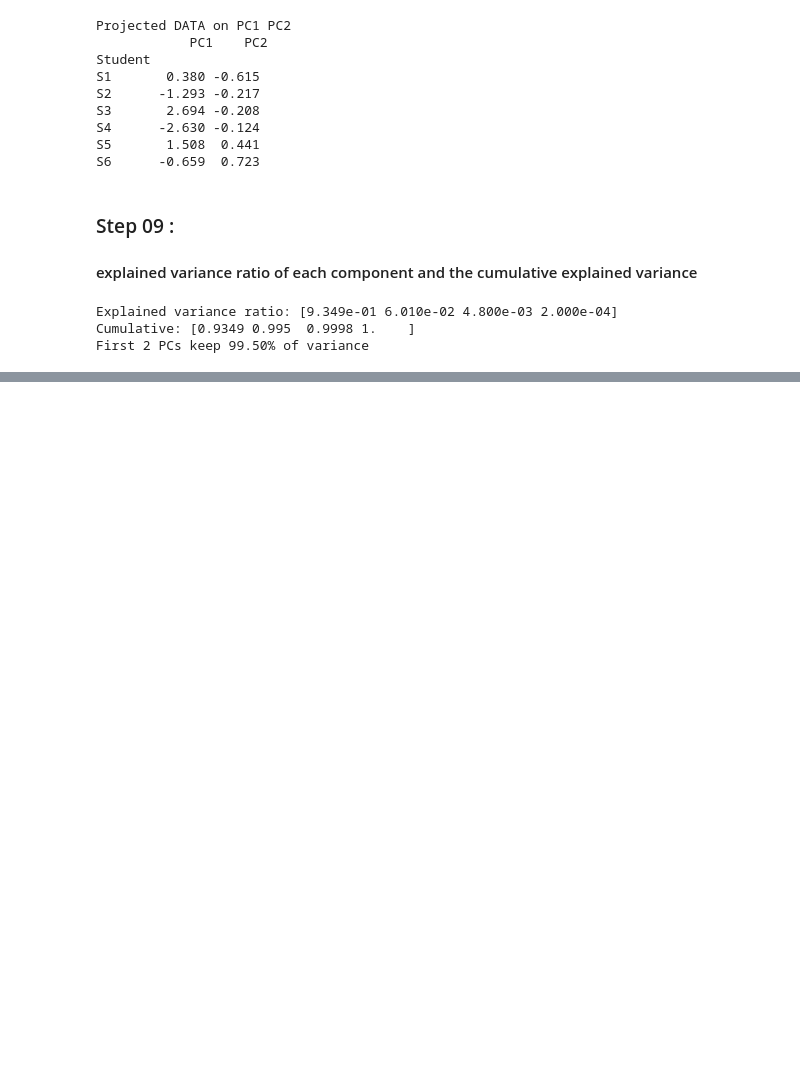
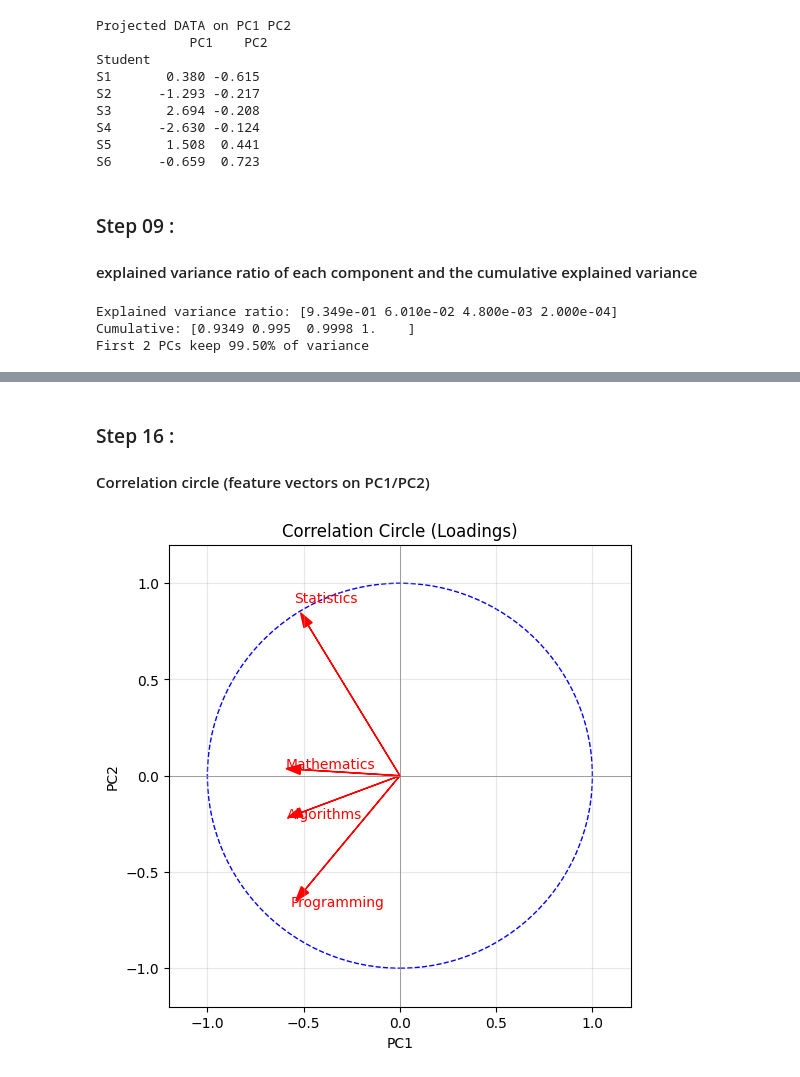
Before and after one commit to abdeldjabbar01/machine-learning-tp2-Abba-Abdeldjabbar, a Jupyter notebook: TP-02-ABBA-Abdeldjabbar.ipynb, the cells around one changed output, grey strips where cells are left out. Cells and saved outputs as stored; diff of their text form; code cells hidden in the pictures; blank space fills up the shorter version.

```diff
--- a/TP-02-ABBA-Abdeldjabbar.ipynb
+++ b/TP-02-ABBA-Abdeldjabbar.ipynb
@@ -153,0 +265,22 @@ First 2 PCs keep 99.50% of variance
+# %% [markdown]
+### Step 16 :
+#### Correlation circle (feature vectors on PC1/PC2)
+# %%
+plt.figure(figsize=(6,6))
+circle = plt.Circle((0,0), 1, color='blue', fill=False, linestyle='--')
+plt.gca().add_patch(circle)
+for i, col in enumerate(df.columns):
+    plt.arrow(0, 0, loadings.iloc[i,0], loadings.iloc[i,1], head_width=0.05, color='r')
+    plt.text(loadings.iloc[i,0]*1.15, loadings.iloc[i,1]*1.15, col, color='r')
+plt.axhline(0, color='grey', lw=0.5)
+plt.axvline(0, color='grey', lw=0.5)
+plt.xlim(-1.2, 1.2)
+plt.ylim(-1.2, 1.2)
+plt.xlabel("PC1")
+plt.ylabel("PC2")
+plt.title("Correlation Circle (Loadings)")
+plt.grid(True, alpha=0.3)
+plt.gca().set_aspect('equal')
+plt.show()
+# %% [output]
+[figure, added]
```
Also changed, not shown: parts of 17 cells of this notebook, 1 other file.
